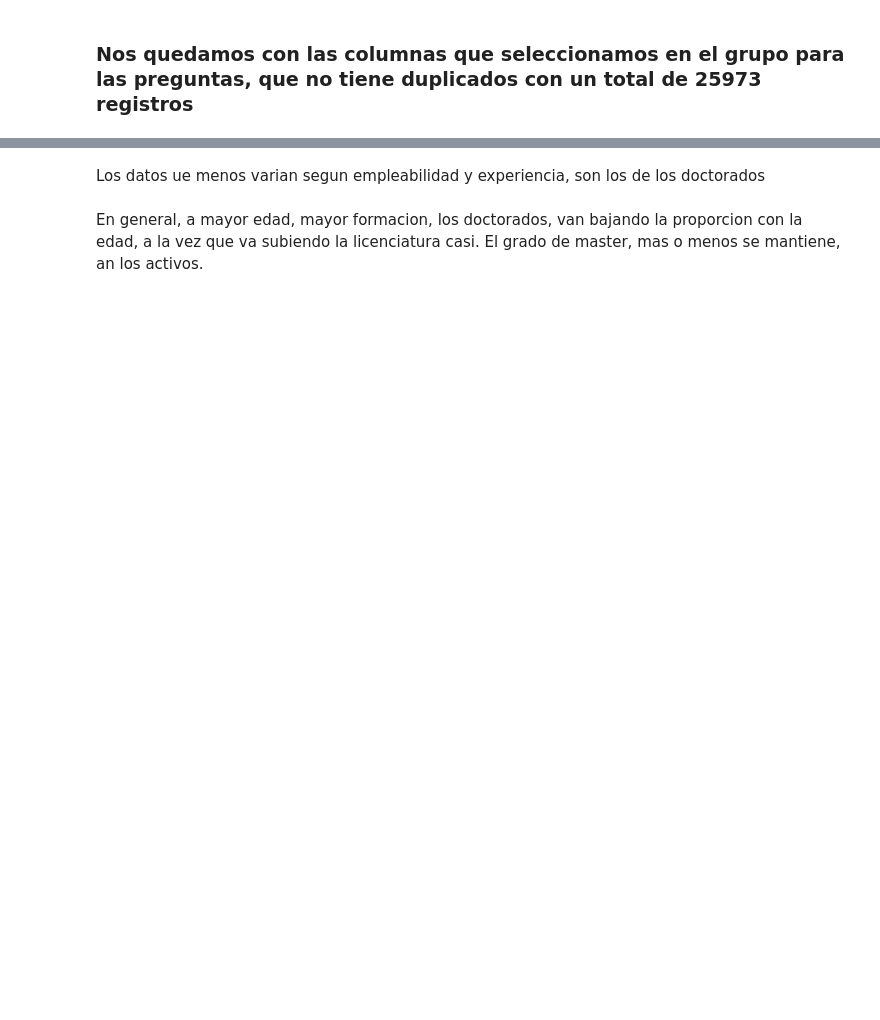
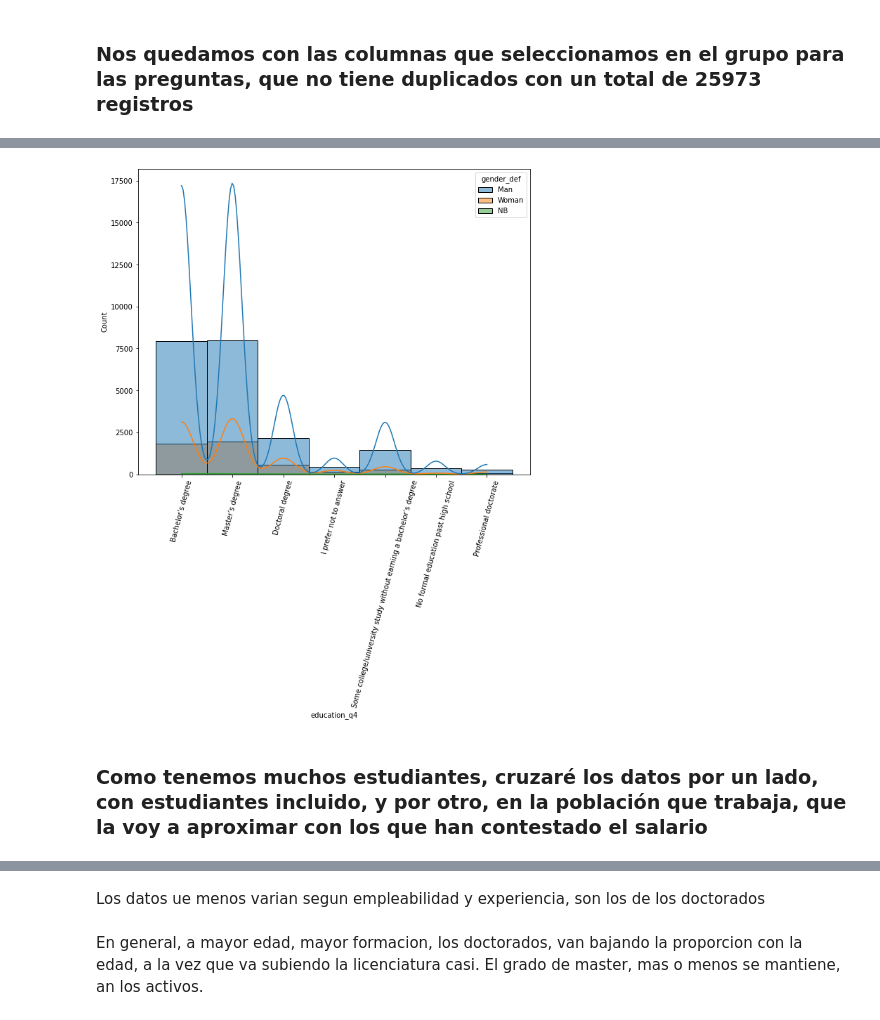
Before and after one commit to Adalab/project-da-promo-c-module-2-team-1, a Jupyter notebook: code/EducacionQ4.ipynb, the cells around one changed output, grey strips where cells are left out. Saved outputs shown, nothing was run; the diff lists cells and outputs as text; code cells hidden in the pictures; blank space fills up the shorter version.

```diff
--- a/code/EducacionQ4.ipynb
+++ b/code/EducacionQ4.ipynb
@@ -8,4 +8,5 @@ import scipy.stats as st
 # %% [markdown]
 ### **Ana: Educación(Q4)]**
 # %%
-df_formacion=pd.read_csv('df_a_usar_2.csv')
+df_formacion=pd.read_csv('df_modificado1.csv')
+df_formacion.head(2)
@@ -39,8 +72,12 @@ df_def_fomacion
 # %%
 plt.figure(figsize =(10,8))
-sns.histplot(x=df_formacion['education_q4'],data = df_formacion, hue='gender', kde=True)
+sns.histplot(x=df_formacion['education_q4'],data = df_formacion, hue='gender_def', kde=True)
 plt.xticks(rotation= 75)
 plt.show()
+# %% [output]
+[figure, added]
+# %% [markdown]
+### Como tenemos muchos estudiantes, cruzaré los datos por un lado, con estudiantes incluido, y por otro, en la población que trabaja, que la voy a aproximar con los que han contestado el salario
 # %%
 df_def_fomacion.isnull().sum()
 # %% [output]
```
Also changed, not shown: parts of 8 cells of this notebook.
